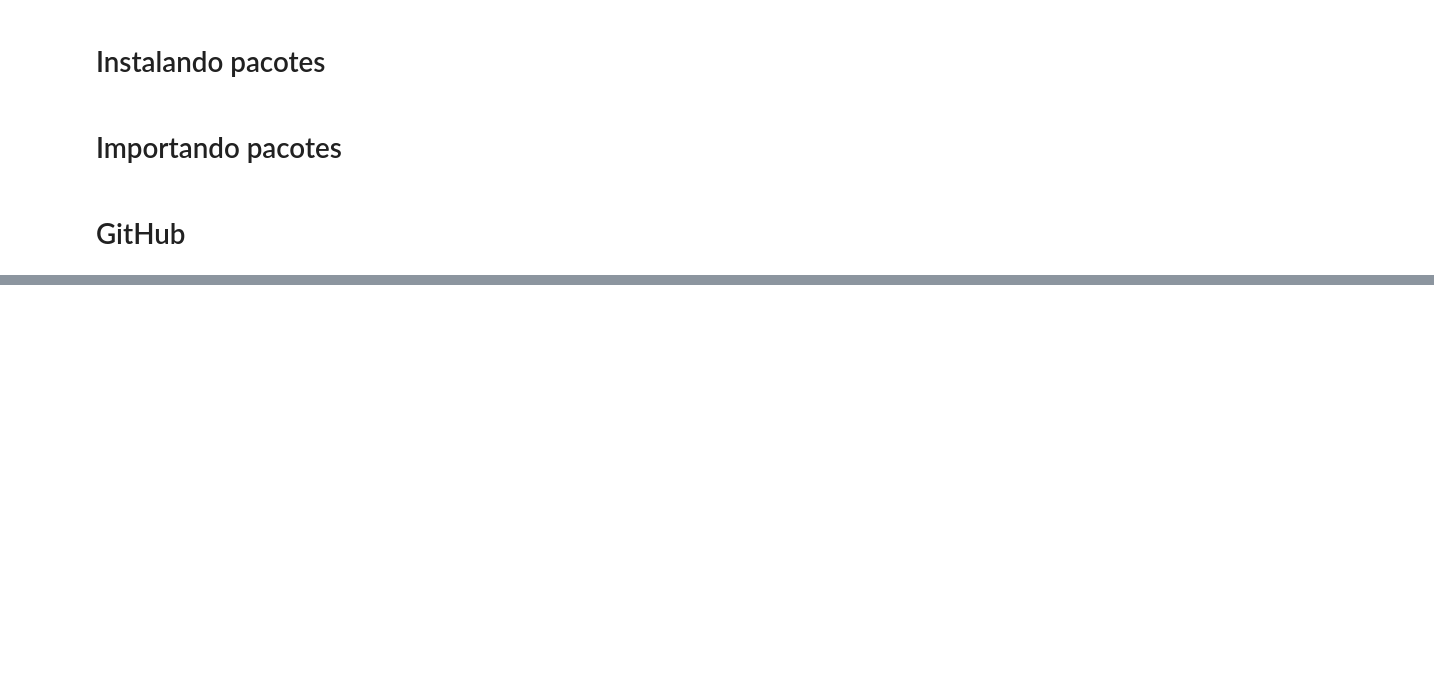
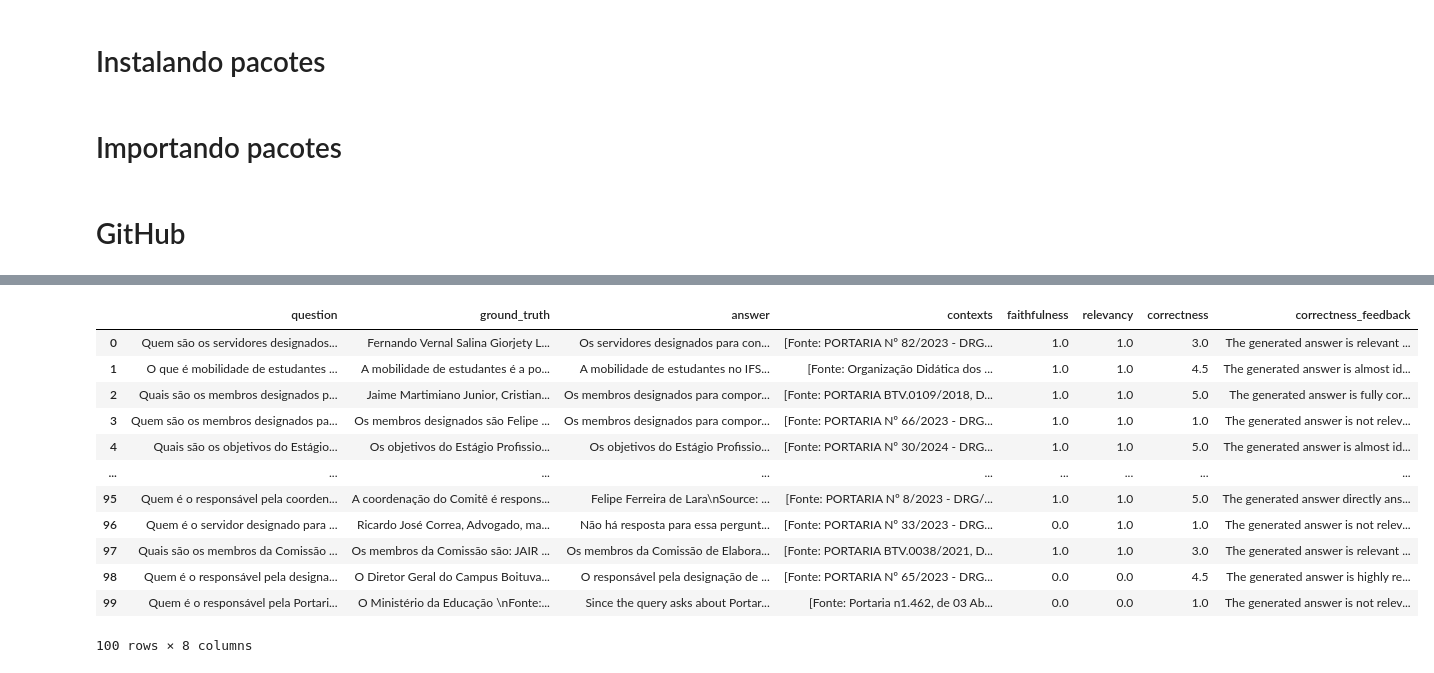
Before and after one commit to rsabilio/ia024-projeto-rag, a Jupyter notebook: 4_rag_recursive_retriever.ipynb, the cells around one changed output, grey strips where cells are left out. Drawn from its saved outputs; the diff is of its cells as text; code cells hidden in the pictures; blank space fills up the shorter version.

```diff
--- a/4_rag_recursive_retriever.ipynb
+++ b/4_rag_recursive_retriever.ipynb
@@ -646,0 +645,4 @@ all_no
+# %%
+pair = pairs[0]
+response = query_engine_with_rerank.query(pair['question'])
+pprint(response)
@@ -646,0 +873,18 @@ all_no
+# %%
+df_resultados = pd.DataFrame(resultados).drop(columns='index')
+df_resultados.to_csv(f"{DATA_DIR}/5-evaluations/eval_recursive.csv", index=False)
+df_resultados
+# %% [output]
+|  | question | ground_truth | answer | contexts | faithfulness | relevancy | correctness | correctness_feedback |
+| 0 | Quem são os servidores designados... | Fernando Vernal Salina Giorjety L... | Os servidores designados para con... | [Fonte: PORTARIA Nº 82/2023 - DRG... | 1.0 | 1.0 | 3.0 | The generated answer is relevant ... |
+| 1 | O que é mobilidade de estudantes ... | A mobilidade de estudantes é a po... | A mobilidade de estudantes no IFS... | [Fonte: Organização Didática dos ... | 1.0 | 1.0 | 4.5 | The generated answer is almost id... |
+| 2 | Quais são os membros designados p... | Jaime Martimiano Junior, Cristian... | Os membros designados para compor... | [Fonte: PORTARIA BTV.0109/2018, D... | 1.0 | 1.0 | 5.0 | The generated answer is fully cor... |
+| 3 | Quem são os membros designados pa... | Os membros designados são Felipe ... | Os membros designados para compor... | [Fonte: PORTARIA Nº 66/2023 - DRG... | 1.0 | 1.0 | 1.0 | The generated answer is not relev... |
+| 4 | Quais são os objetivos do Estágio... | Os objetivos do Estágio Profissio... | Os objetivos do Estágio Profissio... | [Fonte: PORTARIA Nº 30/2024 - DRG... | 1.0 | 1.0 | 5.0 | The generated answer is almost id... |
+| ... | ... | ... | ... | ... | ... | ... | ... | ... |
+| 95 | Quem é o responsável pela coorden... | A coordenação do Comitê é respons... | Felipe Ferreira de Lara\nSource: ... | [Fonte: PORTARIA Nº 8/2023 - DRG/... | 1.0 | 1.0 | 5.0 | The generated answer directly ans... |
+| 96 | Quem é o servidor designado para ... | Ricardo José Correa, Advogado, ma... | Não há resposta para essa pergunt... | [Fonte: PORTARIA Nº 33/2023 - DRG... | 0.0 | 1.0 | 1.0 | The generated answer is not relev... |
+| 97 | Quais são os membros da Comissão ... | Os membros da Comissão são: JAIR ... | Os membros da Comissão de Elabora... | [Fonte: PORTARIA BTV.0038/2021, D... | 1.0 | 1.0 | 3.0 | The generated answer is relevant ... |
+| 98 | Quem é o responsável pela designa... | O Diretor Geral do Campus Boituva... | O responsável pela designação de ... | [Fonte: PORTARIA Nº 65/2023 - DRG... | 0.0 | 0.0 | 4.5 | The generated answer is highly re... |
+| 99 | Quem é o responsável pela Portari... | O Ministério da Educação \nFonte:... | Since the query asks about Portar... | [Fonte: Portaria n1.462, de 03 Ab... | 0.0 | 0.0 | 1.0 | The generated answer is not relev... |
+100 rows × 8 columns
```
Also changed, not shown: parts of 69 cells of this notebook.
